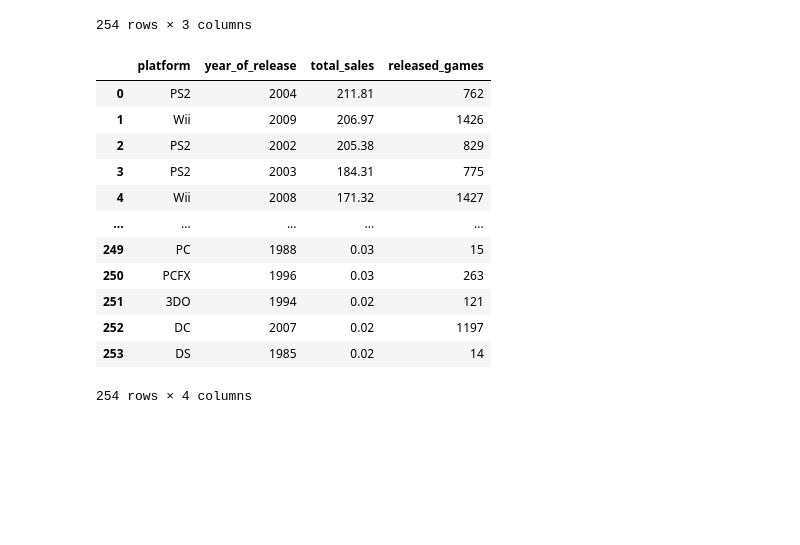
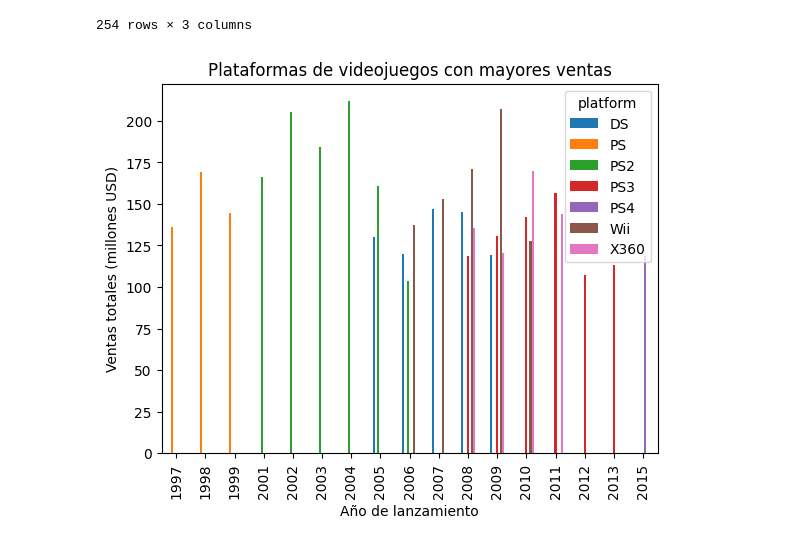
Before and after one commit to wh1tneyr/Analisis-exploratorio-de-datos-y-ambientes-virtuales, a Jupyter notebook: proyecto_05.ipynb, the cells around one changed output. Saved outputs shown, nothing was run; the diff lists cells and outputs as text; code cells hidden in the pictures; blank space fills up the shorter version.

Commit message:
creando una distribucion de las plataformas con mayores ventas por año

```diff
--- a/proyecto_05.ipynb
+++ b/proyecto_05.ipynb
@@ -180,24 +180,3 @@ sales_per_platform
 | 25 | DC | 2007 | 0.02 |
 | 28 | DS | 1985 | 0.02 |
 254 rows × 3 columns
-# %%
-#crear un dataframe con total de ventas por plataforma y cantidad de juegos por año
-platform_year_sales = sales_per_platform.merge(games_per_year, on='year_of_release', how='left')
-
-platform_year_sales.columns = ['platform', 'year_of_release', 'total_sales', 'released_games']
-
-platform_year_sales
-# %% [output]
-|  | platform | year_of_release | total_sales | released_games |
-| 0 | PS2 | 2004 | 211.81 | 762 |
-| 1 | Wii | 2009 | 206.97 | 1426 |
-| 2 | PS2 | 2002 | 205.38 | 829 |
-| 3 | PS2 | 2003 | 184.31 | 775 |
-| 4 | Wii | 2008 | 171.32 | 1427 |
-| ... | ... | ... | ... | ... |
-| 249 | PC | 1988 | 0.03 | 15 |
-| 250 | PCFX | 1996 | 0.03 | 263 |
-| 251 | 3DO | 1994 | 0.02 | 121 |
-| 252 | DC | 2007 | 0.02 | 1197 |
-| 253 | DS | 1985 | 0.02 | 14 |
-254 rows × 4 columns
@@ -205,0 +183,22 @@ platform_year_sales
+# %%
+#elegir las plataformas con mayores ventas (ventas sobre 100 mill)
+most_sellling_platforms = sales_per_platform[(sales_per_platform['total_sales'] > 100)]
+
+
+#crear una tabla dinámica con las plataformas con más ventas
+platform_sales_pivot = most_sellling_platforms.pivot_table(index='year_of_release',
+                                                           columns='platform' ,
+                                                           values='total_sales',
+                                                           aggfunc='sum'
+                                                           )
+
+#crear una distribucion de los datos por cada año
+platform_sales_pivot.plot(kind='bar',
+                          xlabel='Año de lanzamiento',
+                          ylabel='Ventas totales (millones USD)',
+                          title= 'Plataformas de videojuegos con mayores ventas'
+                          )
+
+plt.show()
+# %% [output]
+[figure, added]
```
Also changed, not shown: parts of 1 cell of this notebook.
